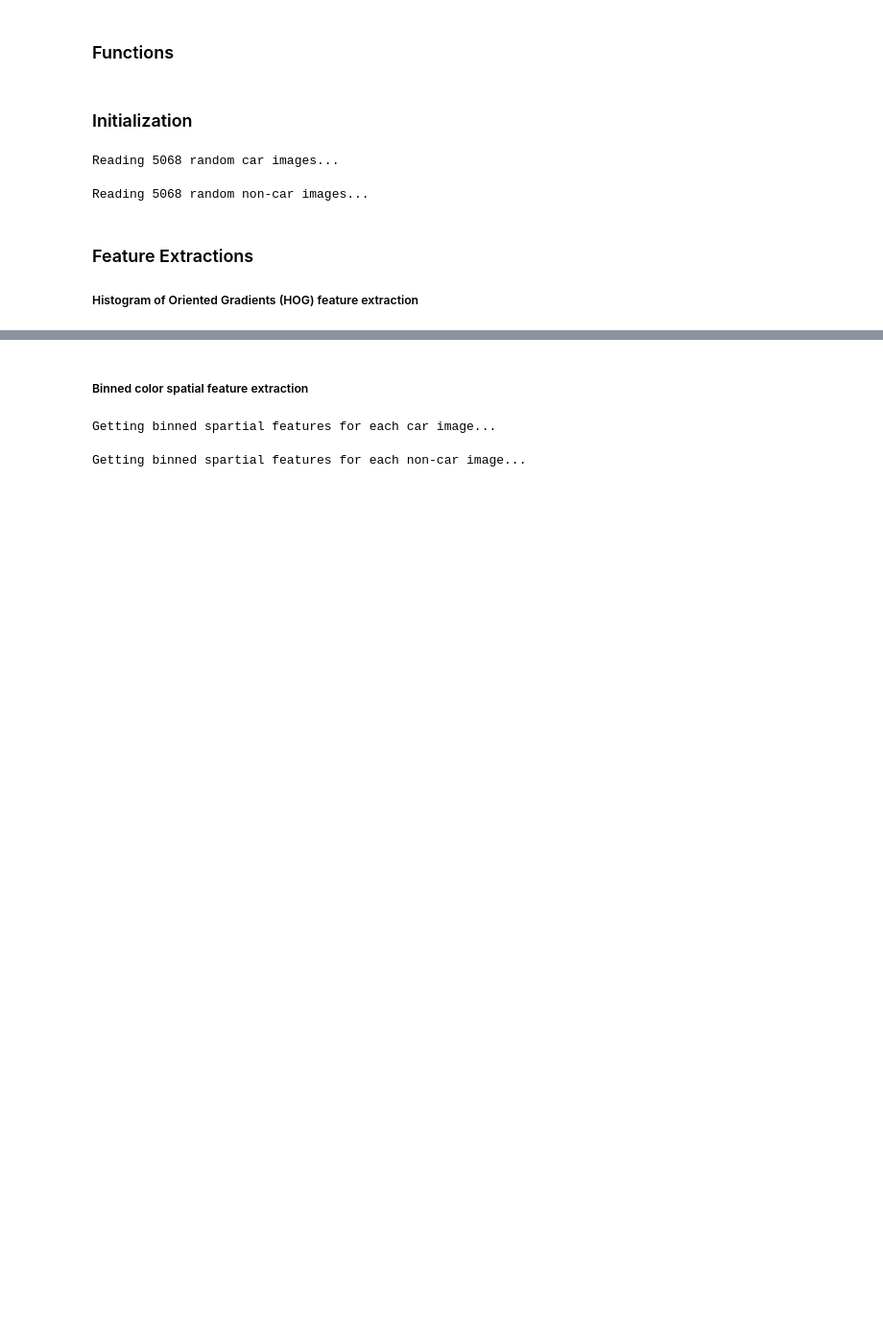
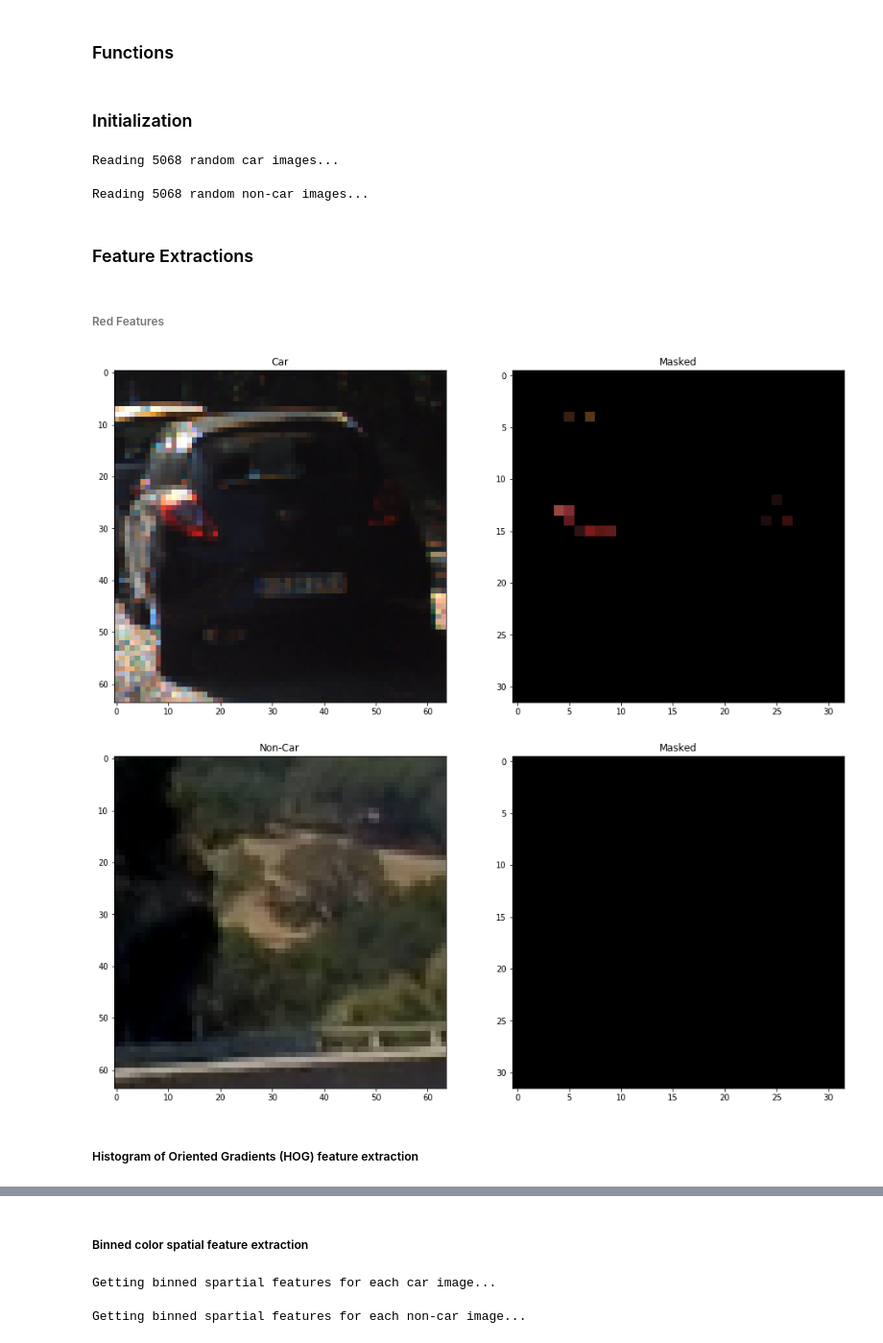
Before and after one commit to tigerinus/CarND-Vehicle-Detection, a Jupyter notebook: VehicleDetection.ipynb, the cells around one changed output, grey strips where cells are left out. Shown at 96% size. Cells and saved outputs as stored; diff of their text form; code cells hidden in the pictures; blank space fills up the shorter version.

```diff
--- a/VehicleDetection.ipynb
+++ b/VehicleDetection.ipynb
@@ -178,9 +208,37 @@ assert len(non_car_images) == training_size
 # %% [output]
 Reading 5068 random car images...
 Reading 5068 random non-car images...
+# %% [markdown]
+### Feature Extractions
+# %% [markdown]
+###### Red Features
+# %%
+car_red_features_list = []
+non_car_red_features_list = []
+
+def show_example(title, img, res):
+    f, (ax1, ax2) = plt.subplots(1, 2, figsize=figure_size)
+    ax1.set_title(title)
+    ax1.imshow(img)
+
+    ax2.set_title('Masked')
+    ax2.imshow(res)
+
+for img in car_images:
+    features = get_red_features(img, size=(spatial_size, spatial_size))
+    car_red_features_list.append(features)
+
+show_example('Car', cv2.cvtColor(img, cv2.COLOR_YCrCb2RGB), features.reshape((spatial_size, spatial_size, 3)))
+
+for img in non_car_images:
+    features = get_red_features(img, size=(spatial_size, spatial_size))
+    non_car_red_features_list.append(features)
+
+show_example('Non-Car', cv2.cvtColor(img, cv2.COLOR_YCrCb2RGB), features.reshape((spatial_size, spatial_size, 3)))
+# %% [output]
+[figure, added]
+[figure, added]
 # %% [markdown]
-### Feature Extractions
-
 ##### Histogram of Oriented Gradients (HOG) feature extraction
 # %%
 car_hog_features_list = []
```
Also changed, not shown: parts of 8 cells of this notebook.
